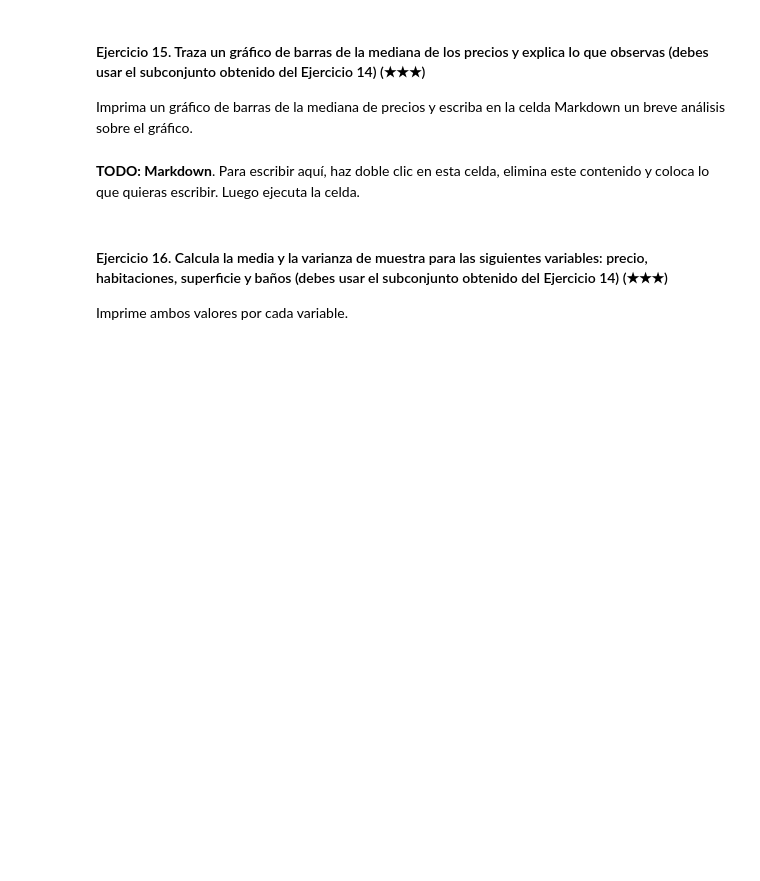
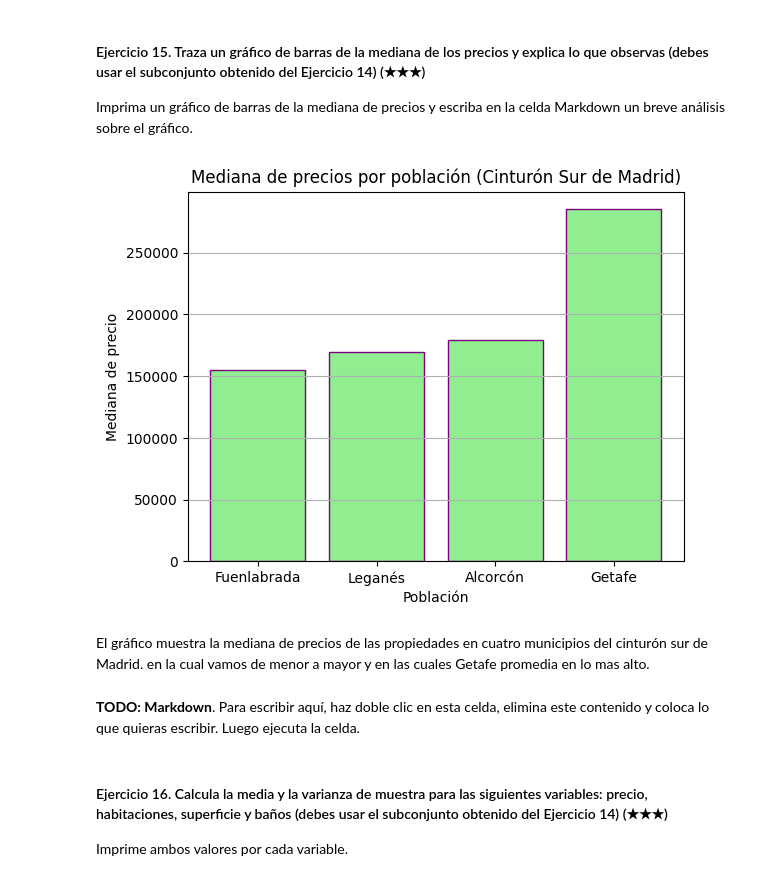
Before and after one commit to SAG-Angeles/realestate-datacleanup-exercise, a Jupyter notebook: project.es.ipynb, the cells around one changed output. Cells and saved outputs as stored; diff of their text form; code cells hidden in the pictures; blank space fills up the shorter version.

```diff
--- a/project.es.ipynb
+++ b/project.es.ipynb
@@ -294,4 +440,8 @@ Imprima la población y el número de casas.
 
 Pista: Filtra el DataFrame original usando la columna `level5` y la función `isin`.
 # %%
-# TODO
+cinturon_sur = ['Fuenlabrada', 'Leganés', 'Getafe', 'Alcorcón']
+
+ds_sur = ds[ds['level5'].isin(cinturon_sur)]
+
+print(ds_sur.head())
@@ -300,7 +468,17 @@ Pista: Filtra el DataFrame original usando la columna `level5` y la función `is
 
 Imprima un gráfico de barras de la mediana de precios y escriba en la celda Markdown un breve análisis sobre el gráfico.
 # %%
-# TODO: Code
+medianas = ds_sur.groupby('level5')['price'].median().sort_values()
+plt.bar(medianas.index, medianas.values, color='lightgreen', edgecolor='purple')
+plt.title('Mediana de precios por población (Cinturón Sur de Madrid)')
+plt.xlabel('Población')
+plt.ylabel('Mediana de precio')
+plt.grid(axis='y')
+plt.show()
+# %% [output]
+[figure, added]
+# %% [markdown]
+El gráfico muestra la mediana de precios de las propiedades en cuatro municipios del cinturón sur de Madrid. en la cual vamos de menor a mayor y en las cuales Getafe promedia en lo mas alto.
 # %% [markdown]
 **TODO: Markdown**. Para escribir aquí, haz doble clic en esta celda, elimina este contenido y coloca lo que quieras escribir. Luego ejecuta la celda.
 # %% [markdown]
```
Also changed, not shown: parts of 22 cells of this notebook.
